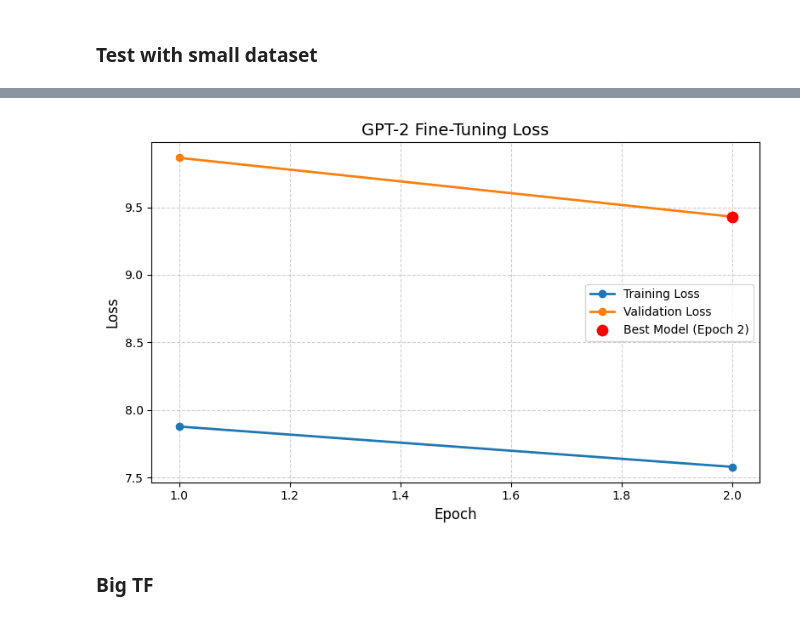
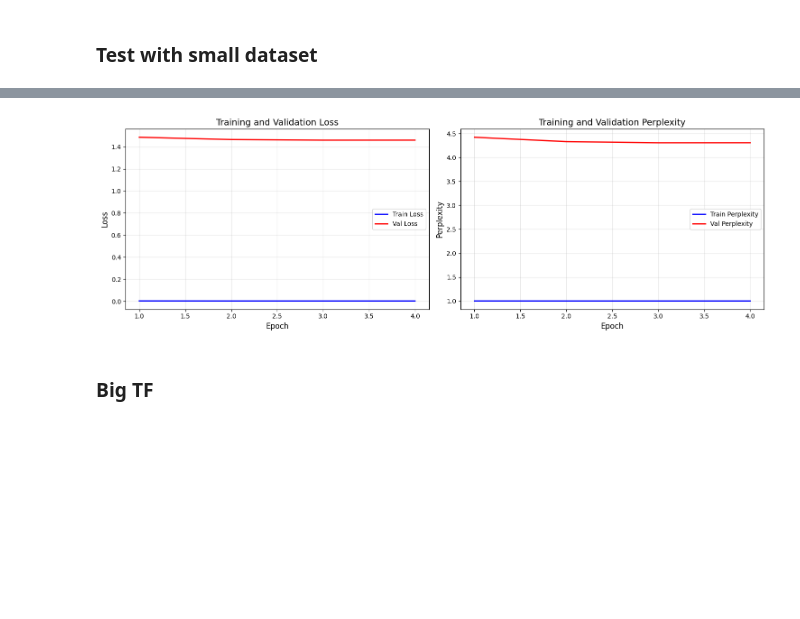
Before and after one commit to I-Hansson/DML-project, a Jupyter notebook: notebooks/genre_model.ipynb, the cells around one changed output, grey strips where cells are left out. Drawn from its saved outputs; the diff is of its cells as text; code cells hidden in the pictures; blank space fills up the shorter version.

```diff
--- a/notebooks/genre_model.ipynb
+++ b/notebooks/genre_model.ipynb
@@ -340,0 +356,2 @@ Saved best model checkpoint: epoch 2
+# %%
+small_model, history = train_gpt2_model(small_model, small_train_loader, small_val_loader, device, optimizer, scheduler, num_epochs=NUM_EPOCHS)
@@ -341,27 +377,41 @@ Saved best model checkpoint: epoch 2
 # %%
 import matplotlib.pyplot as plt
 import numpy as np
-def plot_training_curves(train_losses, val_losses, title="GPT-2 Fine-Tuning Loss"):
-    epochs = np.arange(1, len(train_losses) + 1)
+def plot_training_history(history, save_path=None):
+    """Plot training curves"""
+    fig, axes = plt.subplots(1, 2, figsize=(15, 5))
 
-    plt.figure(figsize=(8, 5))
-    plt.plot(epochs, train_losses, 'o-', label="Training Loss", linewidth=2)
-    plt.plot(epochs, val_losses, 'o-', label="Validation Loss", linewidth=2)
+    epochs = range(1, len(history['train_loss']) + 1)
 
-    best_epoch = np.argmin(val_losses) + 1
-    plt.scatter(best_epoch, val_losses[best_epoch-1], color='red', s=80, zorder=5, label=f"Best Model (Epoch {best_epoch})")
+    axes[0].plot(epochs, history['train_loss'], 'b-', label='Train Loss', linewidth=2)
+    axes[0].plot(epochs, history['val_loss'], 'r-', label='Val Loss', linewidth=2)
+    axes[0].set_xlabel('Epoch', fontsize=12)
+    axes[0].set_ylabel('Loss', fontsize=12)
+    axes[0].set_title('Training and Validation Loss', fontsize=14)
+    axes[0].legend()
+    axes[0].grid(True, alpha=0.3)
 
-    plt.title(title, fontsize=14)
-    plt.xlabel("Epoch", fontsize=12)
-    plt.ylabel("Loss", fontsize=12)
-    plt.grid(True, linestyle="--", alpha=0.6)
-    plt.legend()
+    train_perplexity = [torch.exp(torch.tensor(loss)).item() for loss in history['train_loss']]
+    val_perplexity = [torch.exp(torch.tensor(loss)).item() for loss in history['val_loss']]
+
+    axes[1].plot(epochs, train_perplexity, 'b-', label='Train Perplexity', linewidth=2)
+    axes[1].plot(epochs, val_perplexity, 'r-', label='Val Perplexity', linewidth=2)
+    axes[1].set_xlabel('Epoch', fontsize=12)
+    axes[1].set_ylabel('Perplexity', fontsize=12)
+    axes[1].set_title('Training and Validation Perplexity', fontsize=14)
+    axes[1].legend()
+    axes[1].grid(True, alpha=0.3)
+
     plt.tight_layout()
+
+    if save_path:
+        plt.savefig(save_path, dpi=300, bbox_inches='tight')
+
     plt.show()
-
-plot_training_curves(train_losses, val_losses)
-# %% [output]
-[figure, removed]
+# %%
+plot_training_history(history)
+# %% [output]
+[figure, added]
 # %% [markdown]
  ### Big TF
 # %%
```
Also changed, not shown: parts of 14 cells of this notebook, 2 other files.
